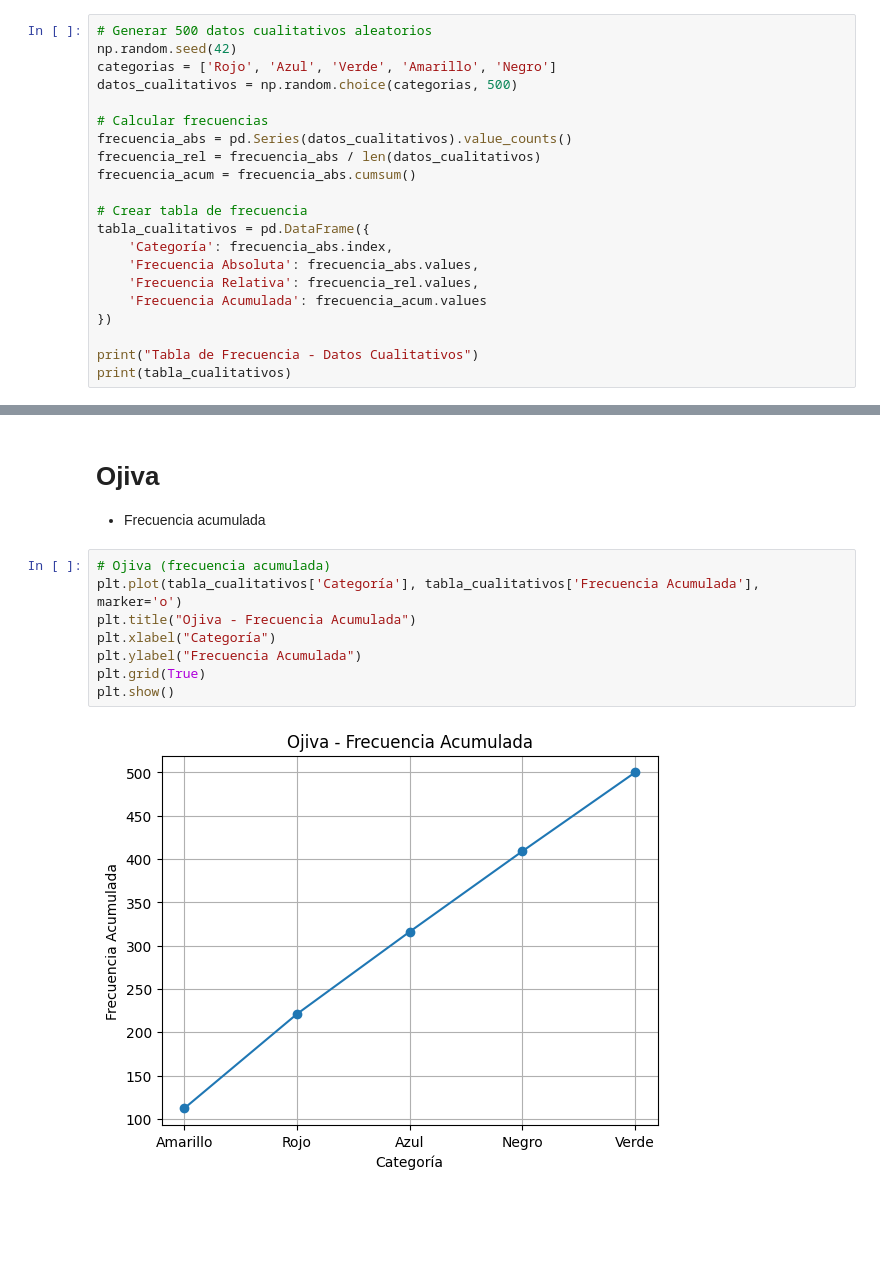
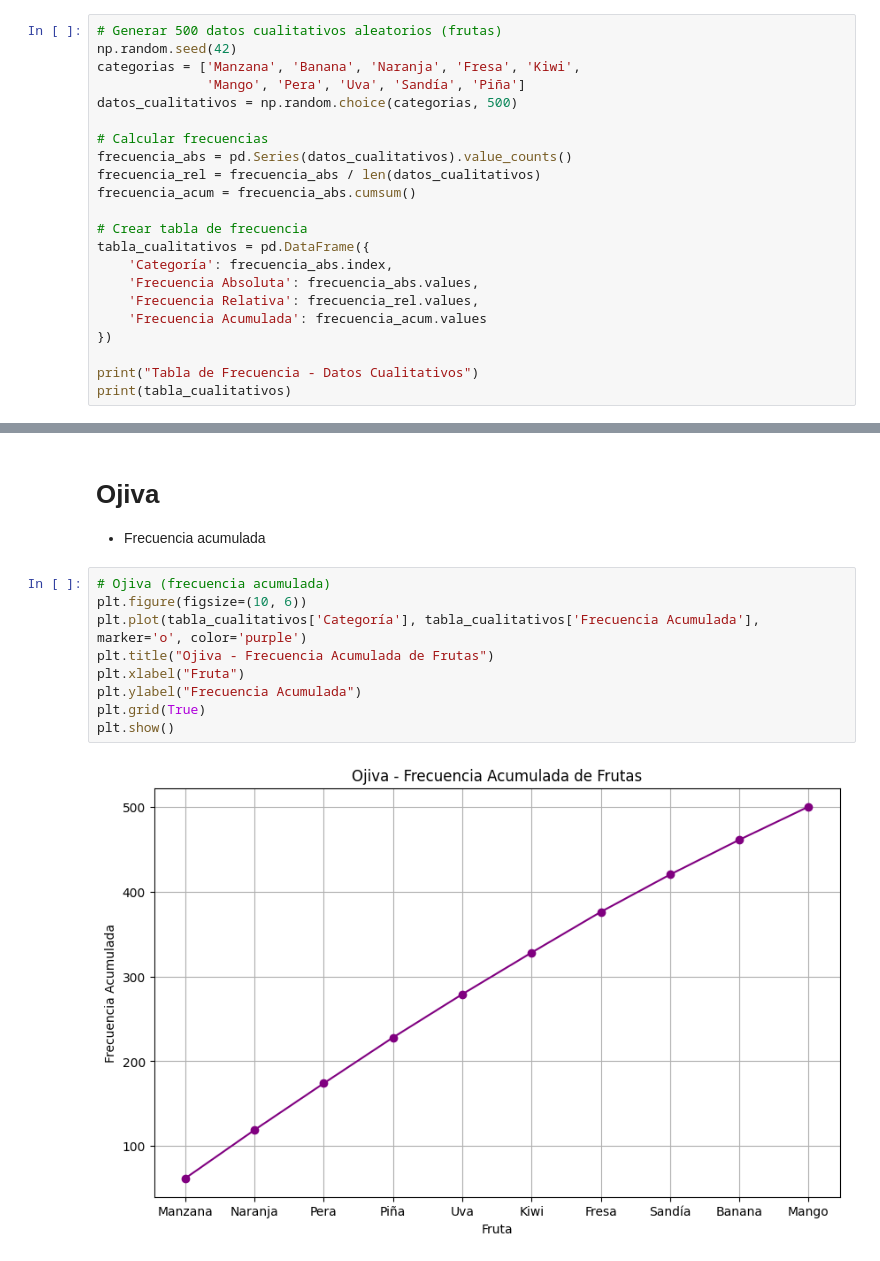
Before and after one commit to SamSCG/PROB-Y-EST, a Jupyter notebook: Nootebook1.ipynb, the cells around one changed output, grey strips where cells are left out. Saved outputs shown, nothing was run; the diff lists cells and outputs as text; blank space fills up the shorter version.

```diff
--- a/Nootebook1.ipynb
+++ b/Nootebook1.ipynb
@@ -12,7 +46,8 @@ setup terminado
 # %%
-# Generar 500 datos cualitativos aleatorios
+# Generar 500 datos cualitativos aleatorios (frutas)
 np.random.seed(42)
-categorias = ['Rojo', 'Azul', 'Verde', 'Amarillo', 'Negro']
+categorias = ['Manzana', 'Banana', 'Naranja', 'Fresa', 'Kiwi',
+              'Mango', 'Pera', 'Uva', 'Sandía', 'Piña']
 datos_cualitativos = np.random.choice(categorias, 500)
 
 # Calcular frecuencias
@@ -93,11 +145,12 @@ plt.show()
 - Frecuencia acumulada
 # %%
 # Ojiva (frecuencia acumulada)
-plt.plot(tabla_cualitativos['Categoría'], tabla_cualitativos['Frecuencia Acumulada'], marker='o')
-plt.title("Ojiva - Frecuencia Acumulada")
-plt.xlabel("Categoría")
+plt.figure(figsize=(10, 6))
+plt.plot(tabla_cualitativos['Categoría'], tabla_cualitativos['Frecuencia Acumulada'], marker='o', color='purple')
+plt.title("Ojiva - Frecuencia Acumulada de Frutas")
+plt.xlabel("Fruta")
 plt.ylabel("Frecuencia Acumulada")
 plt.grid(True)
 plt.show()
 # %% [output]
-[figure, old version]
+[figure, new version]
```
Also changed, not shown: parts of 6 cells of this notebook.
